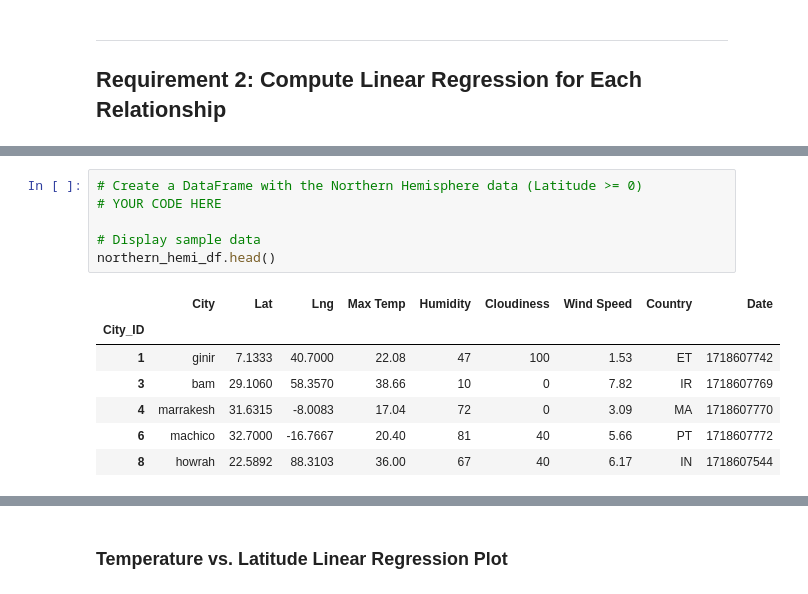
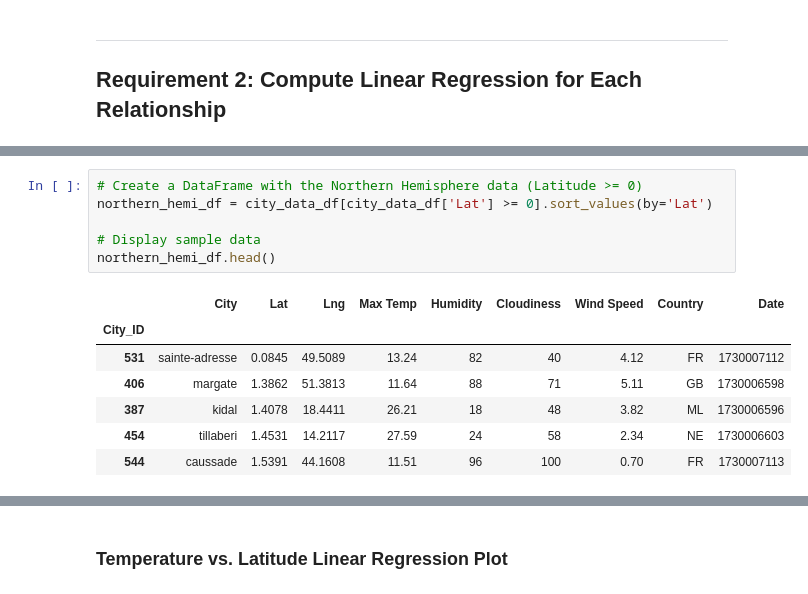
Before and after one commit to andrewplane/python-api-challenge, a Jupyter notebook: WeatherPy/WeatherPy.ipynb, the cells around one changed output, grey strips where cells are left out. Drawn from its saved outputs; the diff is of its cells as text.

```diff
--- a/WeatherPy/WeatherPy.ipynb
+++ b/WeatherPy/WeatherPy.ipynb
@@ -281,16 +317,16 @@ plt.show()
 # %%
 # Create a DataFrame with the Northern Hemisphere data (Latitude >= 0)
-# YOUR CODE HERE
+northern_hemi_df = city_data_df[city_data_df['Lat'] >= 0].sort_values(by='Lat')
 
 # Display sample data
 northern_hemi_df.head()
 # %% [output]
 |  | City | Lat | Lng | Max Temp | Humidity | Cloudiness | Wind Speed | Country | Date |
 | City_ID |  |  |  |  |  |  |  |  |  |
-| 1 | ginir | 7.1333 | 40.7000 | 22.08 | 47 | 100 | 1.53 | ET | 1718607742 |
-| 3 | bam | 29.1060 | 58.3570 | 38.66 | 10 | 0 | 7.82 | IR | 1718607769 |
-| 4 | marrakesh | 31.6315 | -8.0083 | 17.04 | 72 | 0 | 3.09 | MA | 1718607770 |
-| 6 | machico | 32.7000 | -16.7667 | 20.40 | 81 | 40 | 5.66 | PT | 1718607772 |
-| 8 | howrah | 22.5892 | 88.3103 | 36.00 | 67 | 40 | 6.17 | IN | 1718607544 |
+| 531 | sainte-adresse | 0.0845 | 49.5089 | 13.24 | 82 | 40 | 4.12 | FR | 1730007112 |
+| 406 | margate | 1.3862 | 51.3813 | 11.64 | 88 | 71 | 5.11 | GB | 1730006598 |
+| 387 | kidal | 1.4078 | 18.4411 | 26.21 | 18 | 48 | 3.82 | ML | 1730006596 |
+| 454 | tillaberi | 1.4531 | 14.2117 | 27.59 | 24 | 58 | 2.34 | NE | 1730006603 |
+| 544 | caussade | 1.5391 | 44.1608 | 11.51 | 96 | 100 | 0.70 | FR | 1730007113 |
 # %%
 # Create a DataFrame with the Southern Hemisphere data (Latitude < 0)
```
Also changed, not shown: parts of 22 cells of this notebook, 3 other files.
